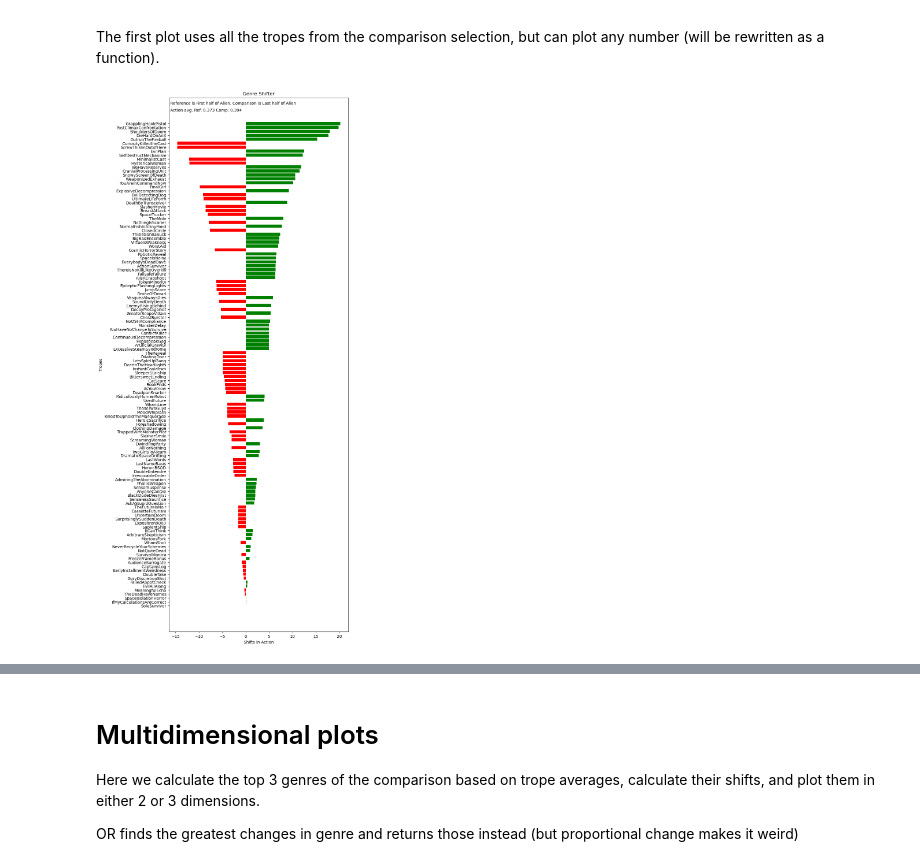
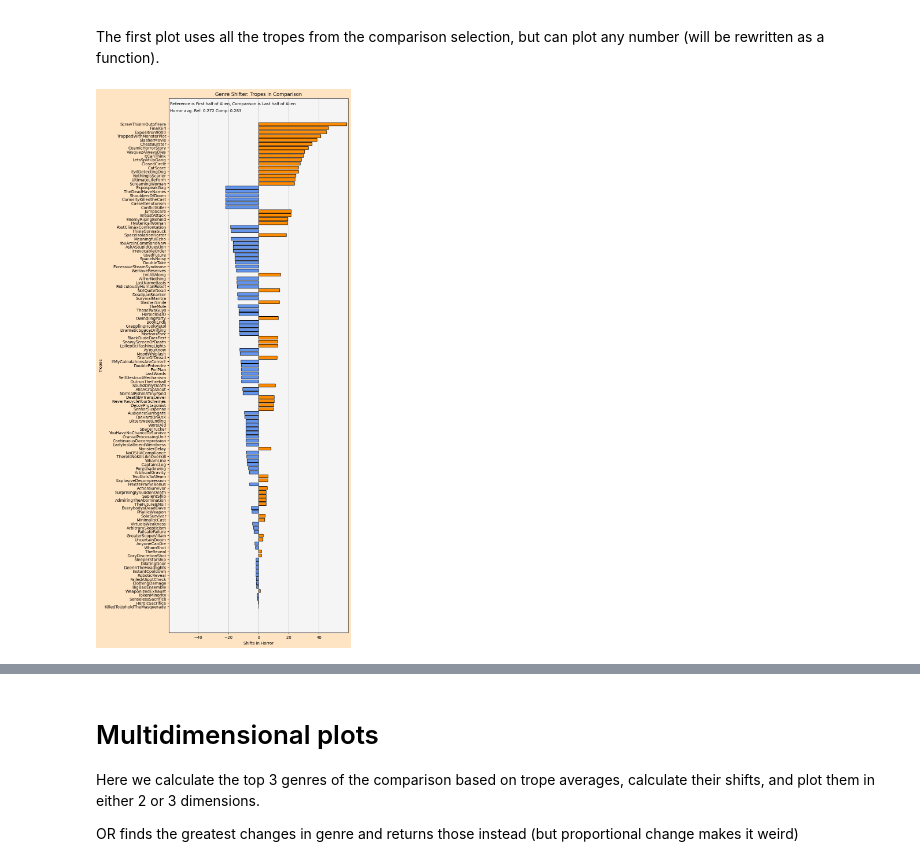
Before and after one commit to FWJK1/Pocs_Film_Project, a Jupyter notebook: Code/Shifterator Stuff/time_series copy.ipynb, the cells around one changed output, grey strips where cells are left out. Drawn from its saved outputs; the diff is of its cells as text; code cells hidden in the pictures.

Commit message:
Renames and prettier plots

```diff
--- a/Code/Shifterator Stuff/time_series copy.ipynb
+++ b/Code/Shifterator Stuff/time_series copy.ipynb
@@ -30,7 +35,7 @@ import numpy as np
 import pandas as pd
 import csv
 
-movie_file_1 = f"{root}/Code/Alien Stuff/Alien Tropes - CodeTest.tsv" # CSV for movie one
+movie_file_1 = f"{root}/Code/Tropeograms/Alien_Tropes.tsv" # CSV for movie one
 movie_file_2 = '' # Come back to this later
 
 movie_file_1_df = pd.read_csv(movie_file_1, delimiter = '\t')
@@ -41,7 +46,7 @@ matrix_df = matrix_df[['Trope', 'Action', 'Adult', 'Adventure', 'Animation', # D
        'Biography', 'Comedy', 'Crime', 'Documentary', 'Drama', 'Family',
        'Fantasy', 'Film-Noir', 'Game-Show', 'History', 'Horror', 'Music',
        'Musical', 'Mystery', 'News', 'Romance', 'Sci-Fi', 'Short', 'Sport',
-       'Thriller', 'War', 'Western', 'Associated_Movies',
+       'Thriller', 'War', 'Western', 'Associated_Movies', r'\N',
        'Number_movies']]
 
 
@@ -51,7 +56,7 @@ genres_ = ['Trope', 'Action', 'Adult', 'Adventure', 'Animation', # Drop unnamed
        'Biography', 'Comedy', 'Crime', 'Documentary', 'Drama', 'Family',
        'Fantasy', 'Film-Noir', 'Game-Show', 'History', 'Horror', 'Music',
        'Musical', 'Mystery', 'News', 'Romance', 'Sci-Fi', 'Short', 'Sport',
-       'Thriller', 'War', 'Western']
+       'Thriller', 'War', 'Western', r'\N']
 
 backup_matrix_df = matrix_df.copy() # Make backup with same syntax, keep track of the number of movies mostly
 
@@ -212,7 +217,7 @@ ref_df = final_df[(final_df['Time'] >= time_range_1[0]) & (final_df['Time'] < ti
 comp_df = final_df[(final_df['Time'] >= time_range_2[0]) & (final_df['Time'] < time_range_2[1])]
 
 # Pick genre
-genre4comp = "Action" # This will eventually be a variable for a function
+genre4comp = "Horror" # This will eventually be a variable for a function
 ngenre4comp = 'Normalized ' + genre4comp # Appropriate column name
 ref_df = ref_df[[ngenre4comp, 'Trope', 'Time']] # Reduce df's mostly for readability
 comp_df = comp_df[[ngenre4comp, 'Trope', 'Time']]
@@ -314,37 +323,44 @@ The first plot uses all the tropes from the comparison selection, but can plot a
 # %%
 comp_trope_avg = np.mean(comp_matrix_df[genre4comp]) # These are the average scores of the tropes themselves, DIFFERENT from time avg
 ref_trope_avg = np.mean(ref_matrix_df[genre4comp])
 comp_matrix_df['Shifts'] = comp_matrix_df[genre4comp].apply(lambda x: x - ref_trope_avg)
 comp_matrix_df['Shifts'] = comp_matrix_df['Shifts'].apply(lambda x : x * (100 / (len(comp_tropes) * np.abs(ref_trope_avg - comp_trope_avg)))) # Calculate shifts
 
+ref_matrix_df['Shifts'] = ref_matrix_df[genre4comp].apply(lambda x: x - comp_trope_avg)
+ref_matrix_df['Shifts'] = ref_matrix_df['Shifts'].apply(lambda x : x * (100 / (len(ref_tropes) * np.abs(ref_trope_avg - comp_trope_avg)))) # Calculate shifts
+
+
 import matplotlib.pyplot as plt
-def plot1d(): # Plot shifts
+plt.rcParams['axes.facecolor'] = 'whitesmoke'
+def plot1d_comp(): # Plot shifts
     ref_film = 'First half of Alien'
     comp_film = 'Last half of Alien'
     shifts_df = comp_matrix_df.copy()
     shifts_df['Abs Shifts'] = shifts_df['Shifts'].apply(lambda x: np.abs(x)) # Add temporaty column with absolute values
     shifts_df = shifts_df.nlargest(len(comp_tropes), 'Abs Shifts') # Reduce df to top contributing shifts by magnitude
     shifts = list(shifts_df['Shifts'])
     tropes = list(shifts_df['Trope'])
     shifts.reverse() # Reverse for barh plot
     tropes.reverse()
     # Create the bar plot
-    plt.figure(figsize=(8, 24))
+    plt.figure(figsize=(8, 24), facecolor='bisque')
 
     # Define colors for positive and negative values
-    bar_colors = ['green' if v >= 0 else 'red' for v in shifts]
+    bar_colors = ['darkorange' if v >= 0 else 'cornflowerblue' for v in shifts]
 
-    plt.barh(tropes, shifts, color=bar_colors)
+    plt.barh(tropes, shifts, color=bar_colors, edgecolor='black', zorder=3)
+    plt.grid(axis='x', zorder=0)
 
     # Add labels and title
     plt.ylabel('Tropes')
     plt.xlabel('Shifts in ' + genre4comp)
-    plt.title('Genre Shifter')
+    plt.xlim(-max(shifts) - 1, max(shifts) + 1)
+    plt.title('Genre Shifter: Tropes in Comparison')
     plt.figtext(0.13, 0.87, f"Reference is {ref_film}, Comparison is {comp_film}")
     plt.figtext(0.13, 0.86, f"{genre4comp} avg. Ref: {ref_trope_avg.round(3)} Comp: {comp_trope_avg.round(3)}")
 
     # Show the plot
     plt.show()
-plot1d()
+plot1d_comp()
 # %% [output]
-[figure, old version]
+[figure, new version]
```
Also changed, not shown: parts of 10 cells of this notebook, 7 other files.
